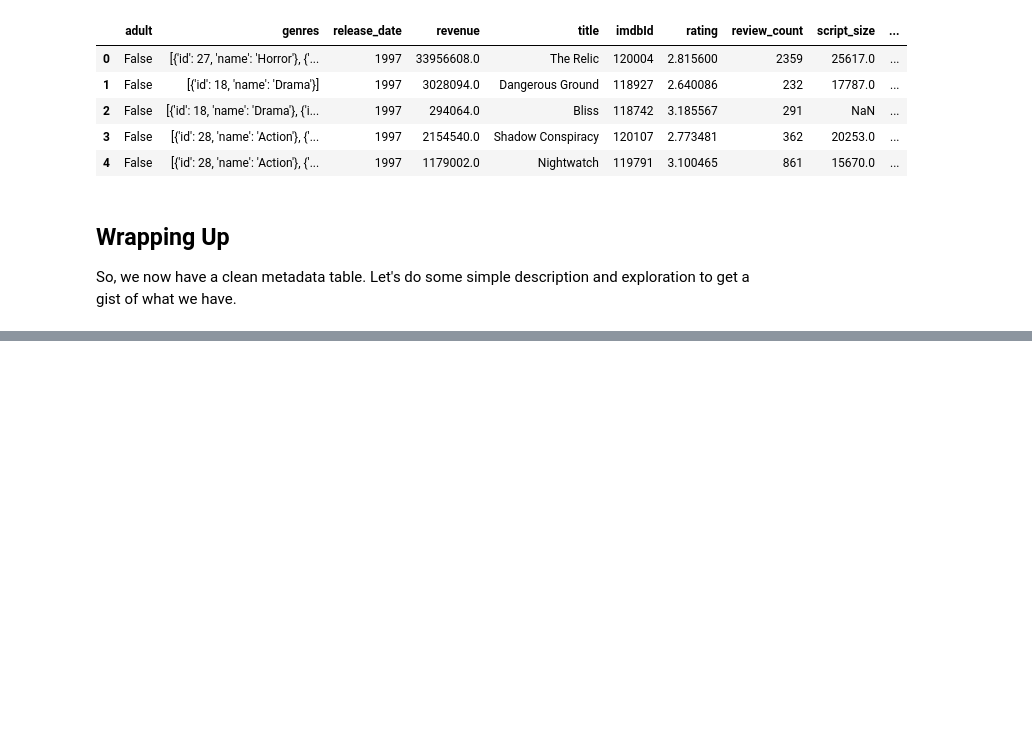
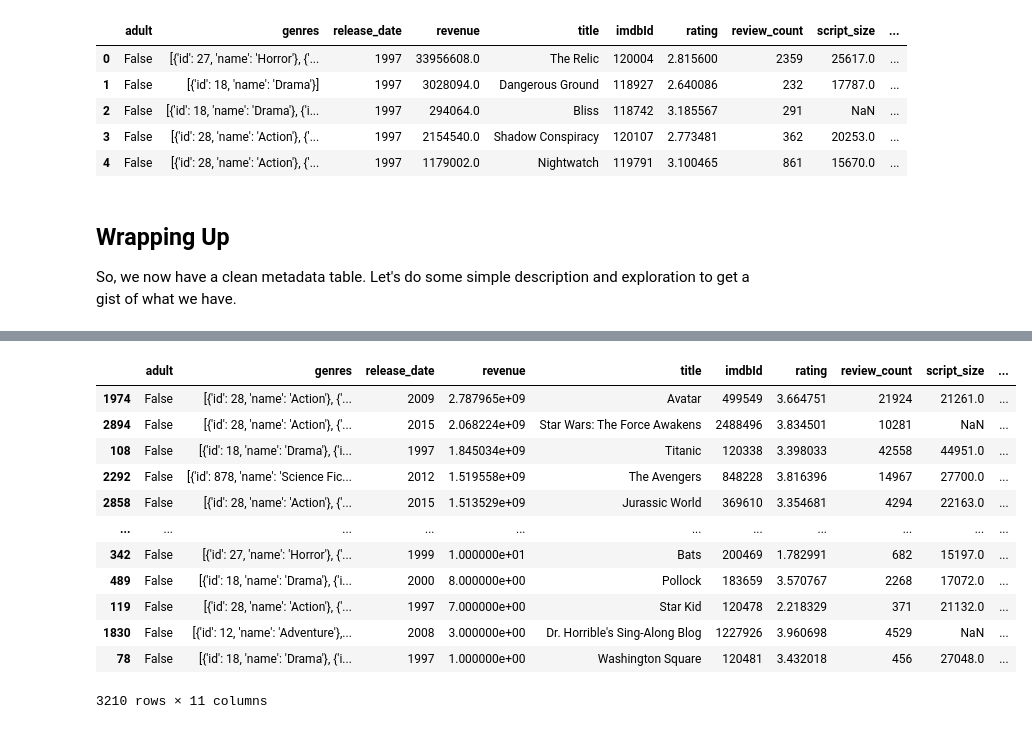
Before and after one commit to ima-quack/COGS108_ProfanityResearch, a Jupyter notebook: DataCheckpointGroup_039-Wi23.ipynb, the cells around one changed output, grey strips where cells are left out. Saved outputs shown, nothing was run; the diff lists cells and outputs as text; code cells hidden in the pictures; blank space fills up the shorter version.

```diff
--- a/DataCheckpointGroup_039-Wi23.ipynb
+++ b/DataCheckpointGroup_039-Wi23.ipynb
@@ -821,3 +802,19 @@ Data columns (total 11 columns):
 dtypes: bool(2), float64(3), int64(3), object(3)
 memory usage: 232.1+ KB
+# %%
+clean_metadata.sort_values(by='revenue', ascending=False)
+# %% [output]
+|  | adult | genres | release_date | revenue | title | imdbId | rating | review_count | script_size | ... |
+| 1974 | False | [{'id': 28, 'name': 'Action'}, {'... | 2009 | 2.787965e+09 | Avatar | 499549 | 3.664751 | 21924 | 21261.0 | ... |
+| 2894 | False | [{'id': 28, 'name': 'Action'}, {'... | 2015 | 2.068224e+09 | Star Wars: The Force Awakens | 2488496 | 3.834501 | 10281 | NaN | ... |
+| 108 | False | [{'id': 18, 'name': 'Drama'}, {'i... | 1997 | 1.845034e+09 | Titanic | 120338 | 3.398033 | 42558 | 44951.0 | ... |
+| 2292 | False | [{'id': 878, 'name': 'Science Fic... | 2012 | 1.519558e+09 | The Avengers | 848228 | 3.816396 | 14967 | 27700.0 | ... |
+| 2858 | False | [{'id': 28, 'name': 'Action'}, {'... | 2015 | 1.513529e+09 | Jurassic World | 369610 | 3.354681 | 4294 | 22163.0 | ... |
+| ... | ... | ... | ... | ... | ... | ... | ... | ... | ... | ... |
+| 342 | False | [{'id': 27, 'name': 'Horror'}, {'... | 1999 | 1.000000e+01 | Bats | 200469 | 1.782991 | 682 | 15197.0 | ... |
+| 489 | False | [{'id': 18, 'name': 'Drama'}, {'i... | 2000 | 8.000000e+00 | Pollock | 183659 | 3.570767 | 2268 | 17072.0 | ... |
+| 119 | False | [{'id': 28, 'name': 'Action'}, {'... | 1997 | 7.000000e+00 | Star Kid | 120478 | 2.218329 | 371 | 21132.0 | ... |
+| 1830 | False | [{'id': 12, 'name': 'Adventure'},... | 2008 | 3.000000e+00 | Dr. Horrible's Sing-Along Blog | 1227926 | 3.960698 | 4529 | NaN | ... |
+| 78 | False | [{'id': 18, 'name': 'Drama'}, {'i... | 1997 | 1.000000e+00 | Washington Square | 120481 | 3.432018 | 456 | 27048.0 | ... |
+3210 rows × 11 columns
 # %%
```
Also changed, not shown: parts of 25 cells of this notebook, 36 other files.
